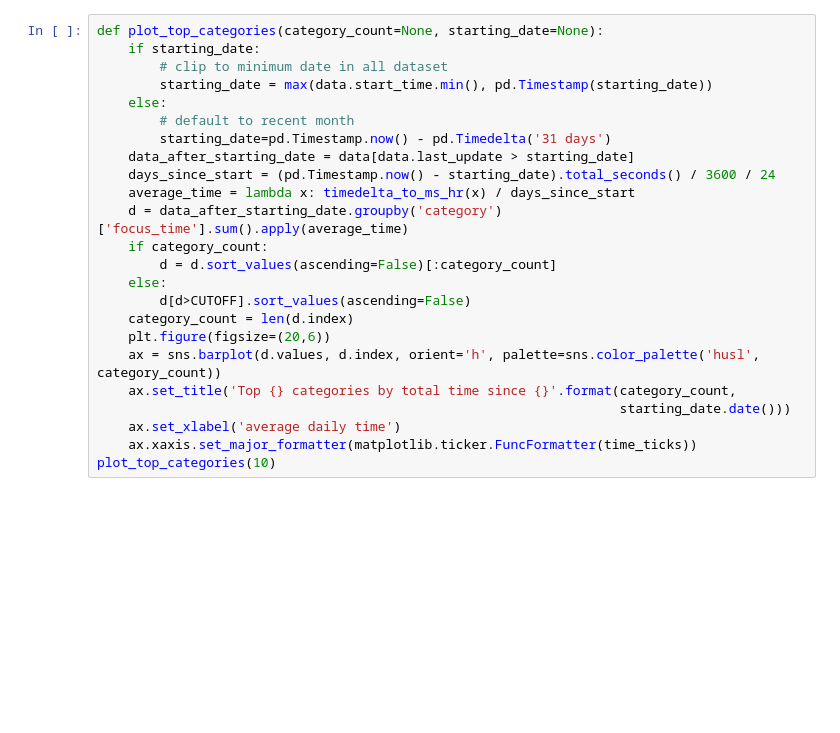
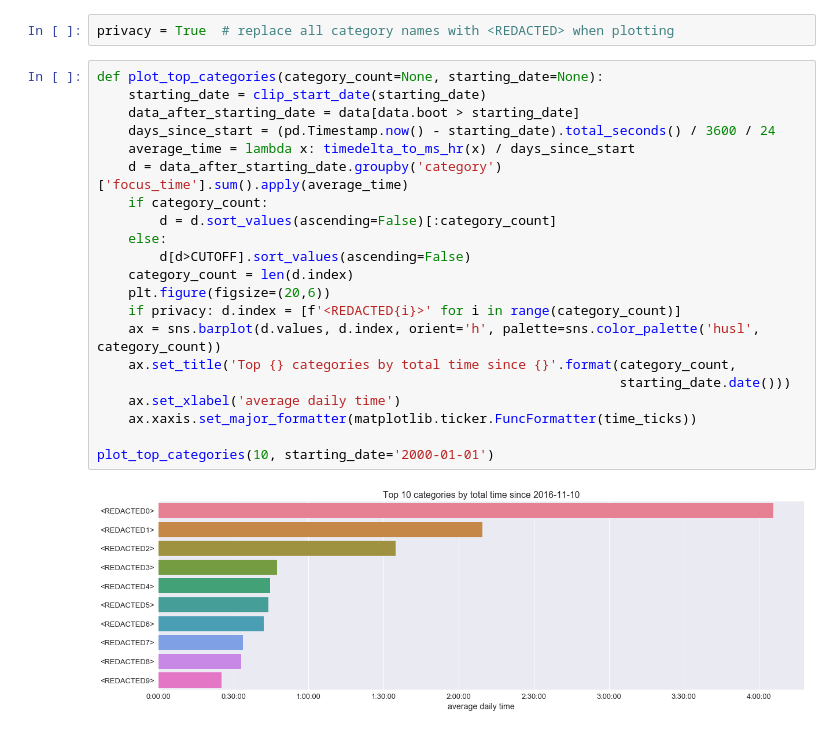
Before and after one commit to RomanKornev/Focus, a Jupyter notebook: Focus.ipynb, the cells around one changed output. Cells and saved outputs as stored; diff of their text form; blank space fills up the shorter version.

Commit message:
[ADD] Cross-platform support, graph examples
-- Moved helper functions to utils.py
-- Privacy mode for graphs

```diff
--- a/Focus.ipynb
+++ b/Focus.ipynb
@@ -154,27 +28,28 @@ data = load_data()
+# %%
+privacy = True  # replace all category names with <REDACTED> when plotting
 # %%
 def plot_top_categories(category_count=None, starting_date=None):
-    if starting_date:
-        # clip to minimum date in all dataset
-        starting_date = max(data.start_time.min(), pd.Timestamp(starting_date))
-    else:
-        # default to recent month
-        starting_date=pd.Timestamp.now() - pd.Timedelta('31 days')
-    data_after_starting_date = data[data.last_update > starting_date]
+    starting_date = clip_start_date(starting_date)
+    data_after_starting_date = data[data.boot > starting_date]
     days_since_start = (pd.Timestamp.now() - starting_date).total_seconds() / 3600 / 24
     average_time = lambda x: timedelta_to_ms_hr(x) / days_since_start
     d = data_after_starting_date.groupby('category')['focus_time'].sum().apply(average_time)
     if category_count:
         d = d.sort_values(ascending=False)[:category_count]
     else:
         d[d>CUTOFF].sort_values(ascending=False)
     category_count = len(d.index)
     plt.figure(figsize=(20,6))
+    if privacy: d.index = [f'<REDACTED{i}>' for i in range(category_count)]
     ax = sns.barplot(d.values, d.index, orient='h', palette=sns.color_palette('husl', category_count))
     ax.set_title('Top {} categories by total time since {}'.format(category_count,
                                                                    starting_date.date()))
     ax.set_xlabel('average daily time')
     ax.xaxis.set_major_formatter(matplotlib.ticker.FuncFormatter(time_ticks))
-plot_top_categories(10)
+
+plot_top_categories(10, starting_date='2000-01-01')
+# %% [output]
+[figure, added]
 # %%
 def plot_top_by_date(category_count=None, starting_date=None):
     d = total_time_by_category_boot(data)
```
Also changed, not shown: parts of 7 cells of this notebook, 4 other files.
